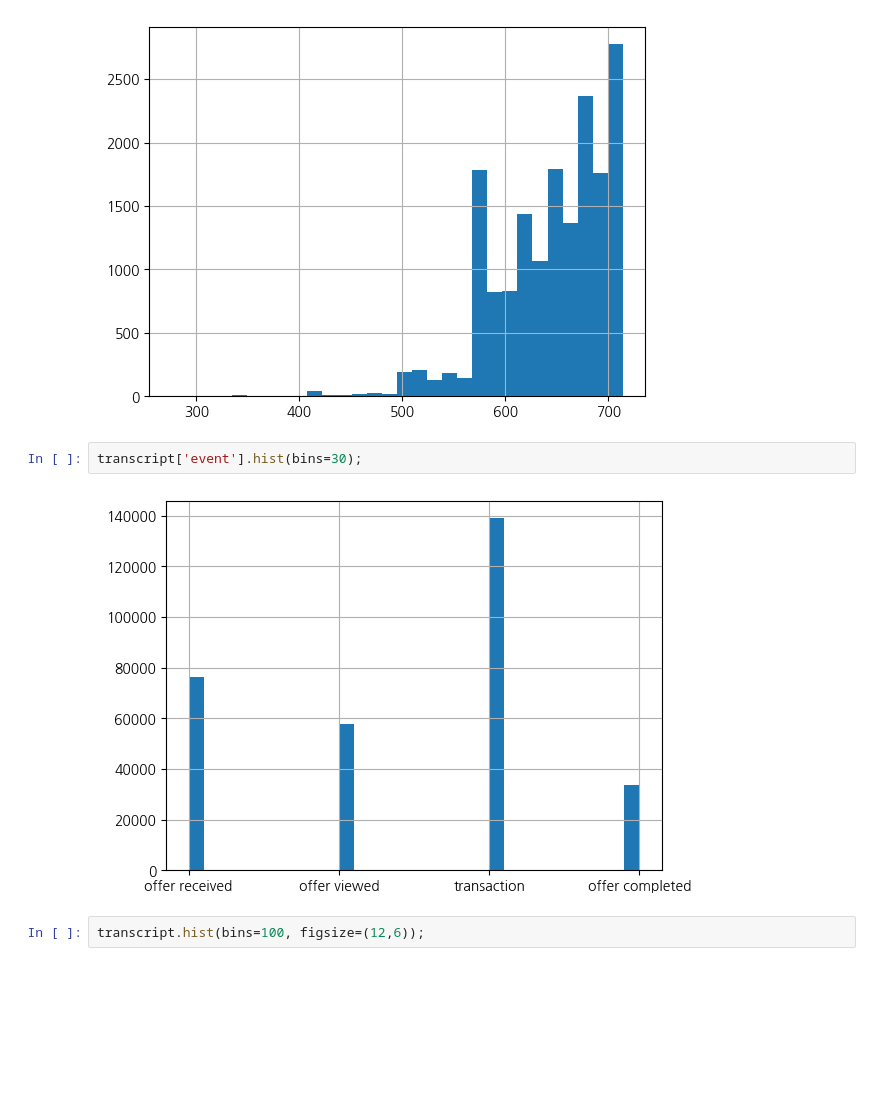
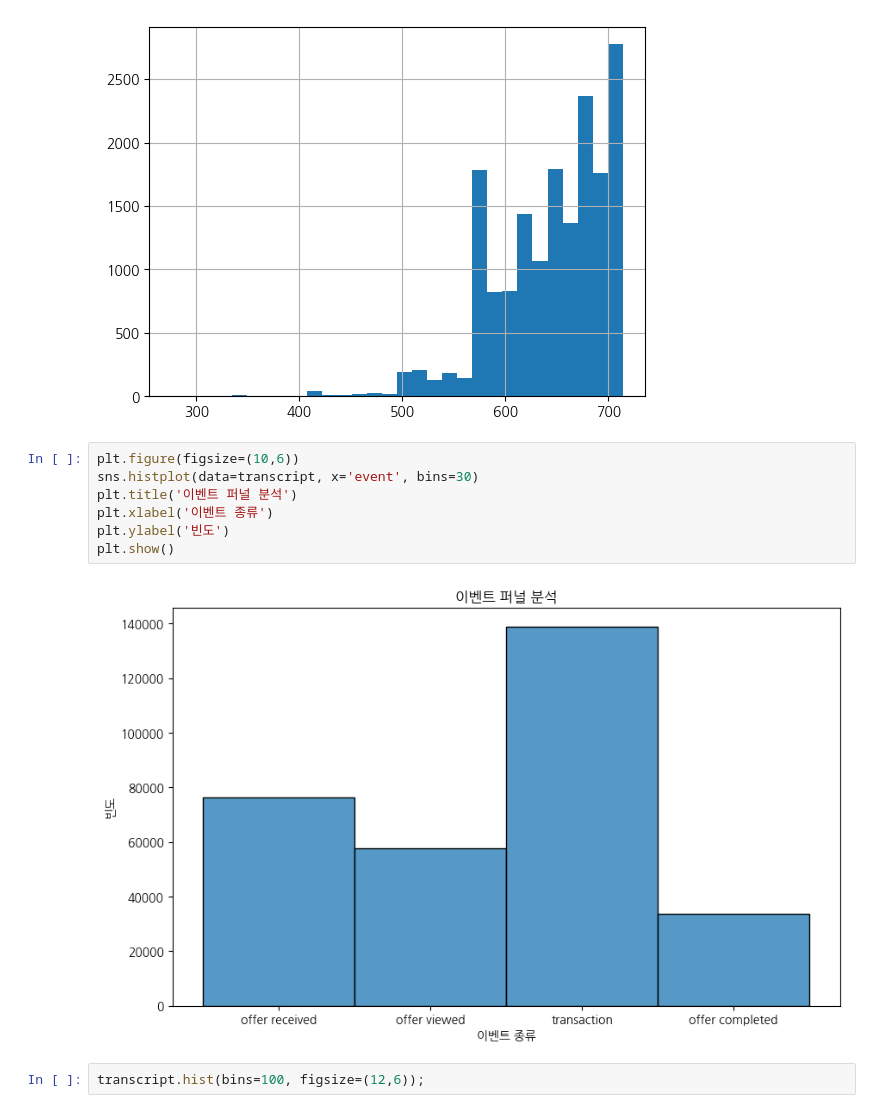
Before and after one commit to S-HNJN/Aiffel, a Jupyter notebook: starbucks/starbucks.ipynb, the cells around one changed output. Drawn from its saved outputs; the diff is of its cells as text; blank space fills up the shorter version.

```diff
--- a/starbucks/starbucks.ipynb
+++ b/starbucks/starbucks.ipynb
@@ -261,9 +261,14 @@ a.hist(bins=30);
 # %% [output]
 [figure]
 # %%
-transcript['event'].hist(bins=30);
+plt.figure(figsize=(10,6))
+sns.histplot(data=transcript, x='event', bins=30)
+plt.title('이벤트 퍼널 분석')
+plt.xlabel('이벤트 종류')
+plt.ylabel('빈도')
+plt.show()
 # %% [output]
-[figure, old version]
+[figure, new version]
 # %%
 transcript.hist(bins=100, figsize=(12,6));
 # %% [output]
```
Also changed, not shown: parts of 11 cells of this notebook.
